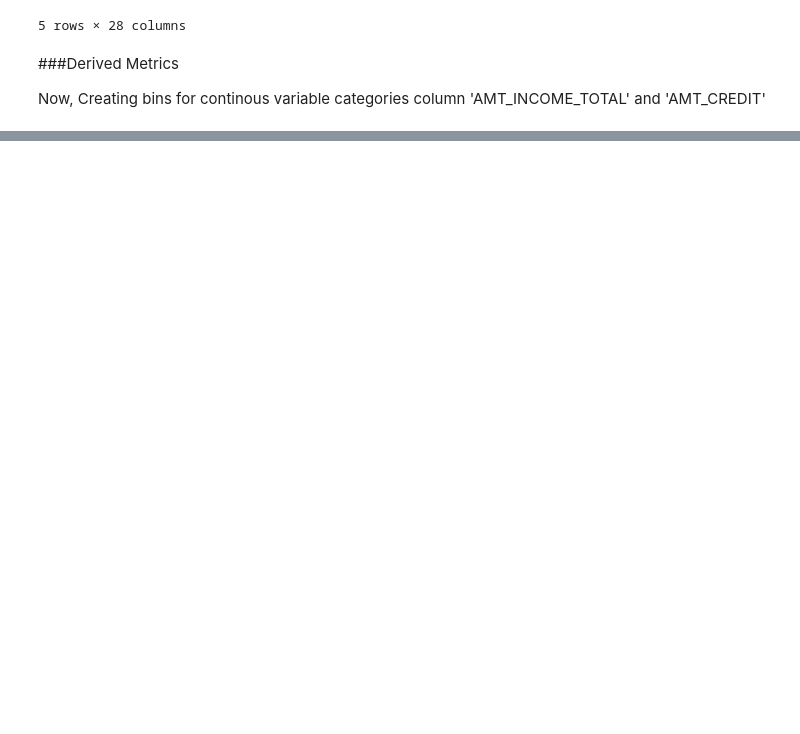
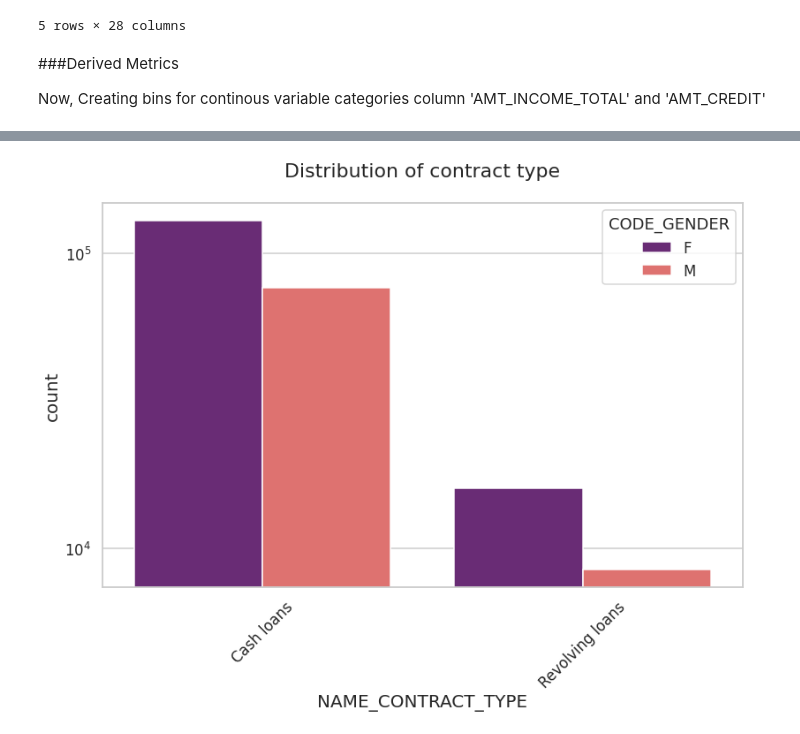
Before and after one commit to NIKHILNARSIPALLI/Credit-EDA-Case-Study, a Jupyter notebook: Untitled12.ipynb, the cells around one changed output, grey strips where cells are left out. Cells and saved outputs as stored; diff of their text form; code cells hidden in the pictures; blank space fills up the shorter version.

```diff
--- a/Untitled12.ipynb
+++ b/Untitled12.ipynb
@@ -330,0 +421,6 @@ Now, Creating bins for continous variable categories column 'AMT_INCOME_TOTAL' a
+# %%
+# Plotting for Contract type
+
+uniplot(target0_df,col='NAME_CONTRACT_TYPE',title='Distribution of contract type',hue='CODE_GENDER')
+# %% [output]
+[figure, added]
```
Also changed, not shown: parts of 20 cells of this notebook.
